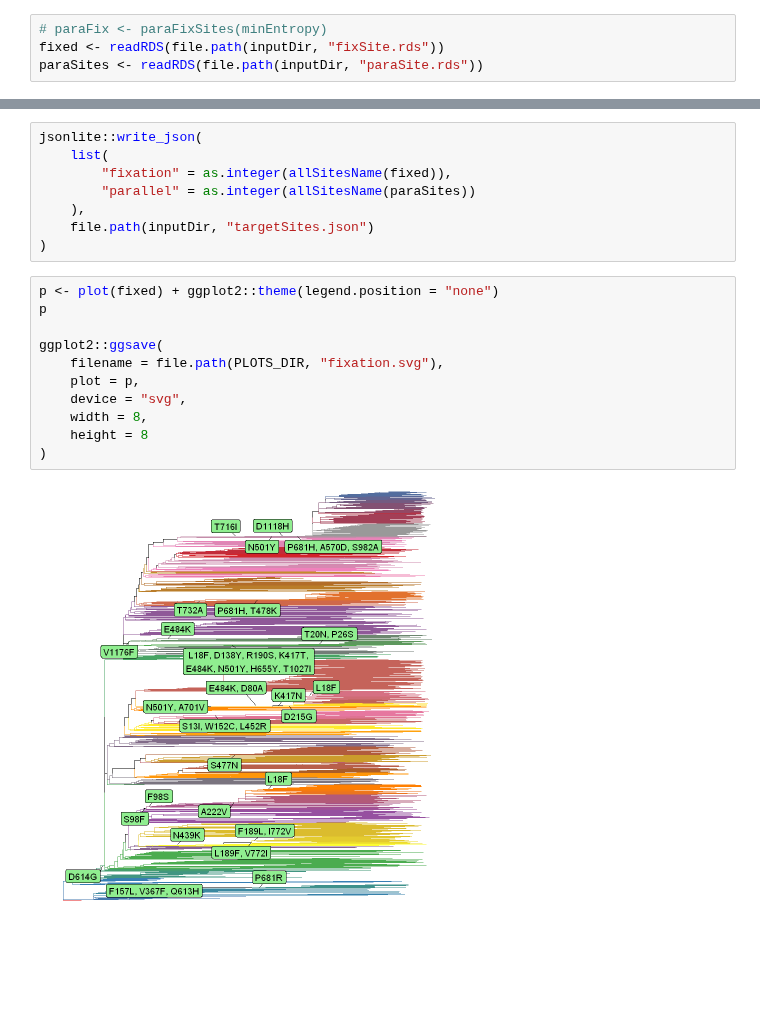
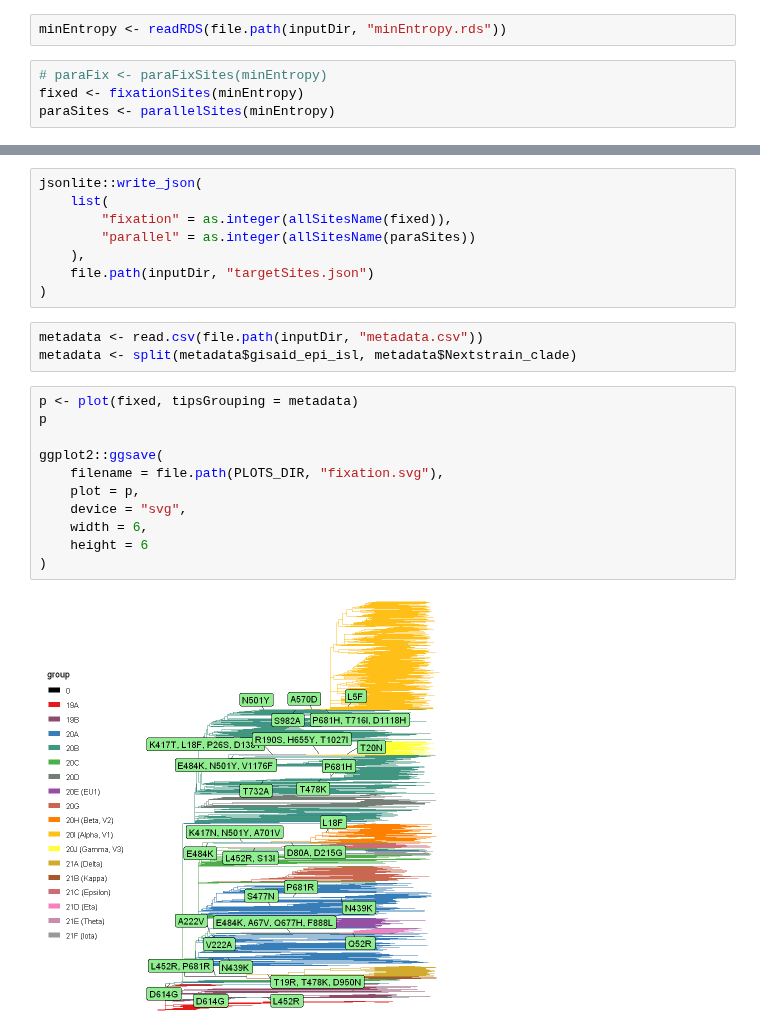
Before and after one commit to Takkoona/phyloColoring, a Jupyter notebook: 4_lolliplots.ipynb, the cells around one changed output, grey strips where cells are left out. Cells and saved outputs as stored; diff of their text form; blank space fills up the shorter version.

Commit message:
Site labels for 3D structure; Add tree plots

```diff
--- a/4_lolliplots.ipynb
+++ b/4_lolliplots.ipynb
@@ -148,10 +148,12 @@ inputDir <- file.path(DATA_DIR, paste0(virus, "_", protein))
 # The length of the target protein
 maxLen <- 1274
 domainSites <- PROTEIN_DOMAIN[[virus]][[protein]]
+# %%
+minEntropy <- readRDS(file.path(inputDir, "minEntropy.rds"))
 # %%
 # paraFix <- paraFixSites(minEntropy)
-fixed <- readRDS(file.path(inputDir, "fixSite.rds"))
-paraSites <- readRDS(file.path(inputDir, "paraSite.rds"))
+fixed <- fixationSites(minEntropy)
+paraSites <- parallelSites(minEntropy)
 # %%
 # Collect the fixation sites without gap
 df <- data.frame(
@@ -323,17 +325,20 @@ jsonlite::write_json(
     ),
     file.path(inputDir, "targetSites.json")
 )
+# %%
+metadata <- read.csv(file.path(inputDir, "metadata.csv"))
+metadata <- split(metadata$gisaid_epi_isl, metadata$Nextstrain_clade)
 # %%
-p <- plot(fixed) + ggplot2::theme(legend.position = "none")
+p <- plot(fixed, tipsGrouping = metadata)
 p
 
 ggplot2::ggsave(
     filename = file.path(PLOTS_DIR, "fixation.svg"),
     plot = p,
     device = "svg",
-    width = 8,
-    height = 8
+    width = 6,
+    height = 6
 )
 # %% [output]
-[figure, old version]
+[figure, new version]
 # %%
```
Also changed, not shown: parts of 3 cells of this notebook, 6 other files.
